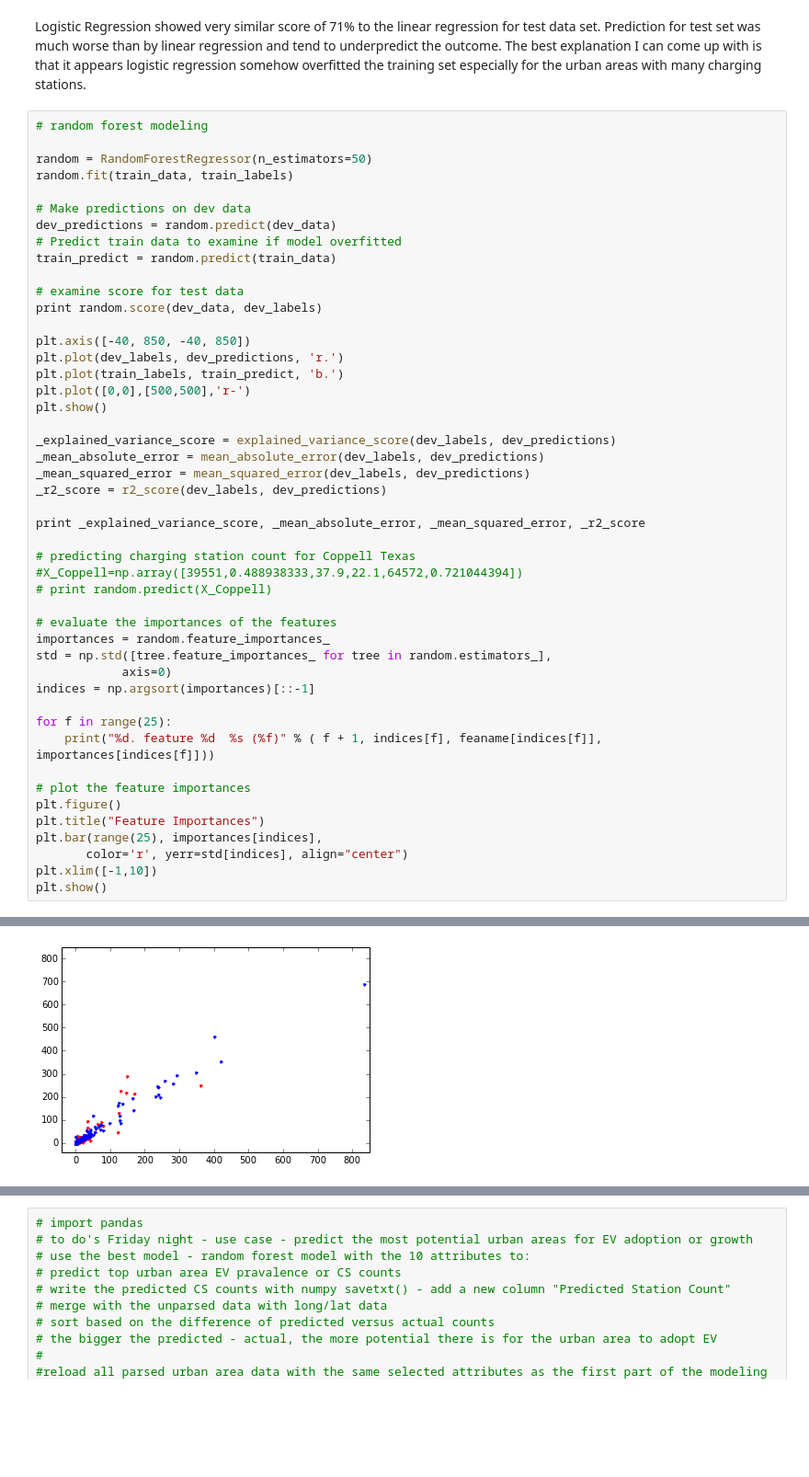
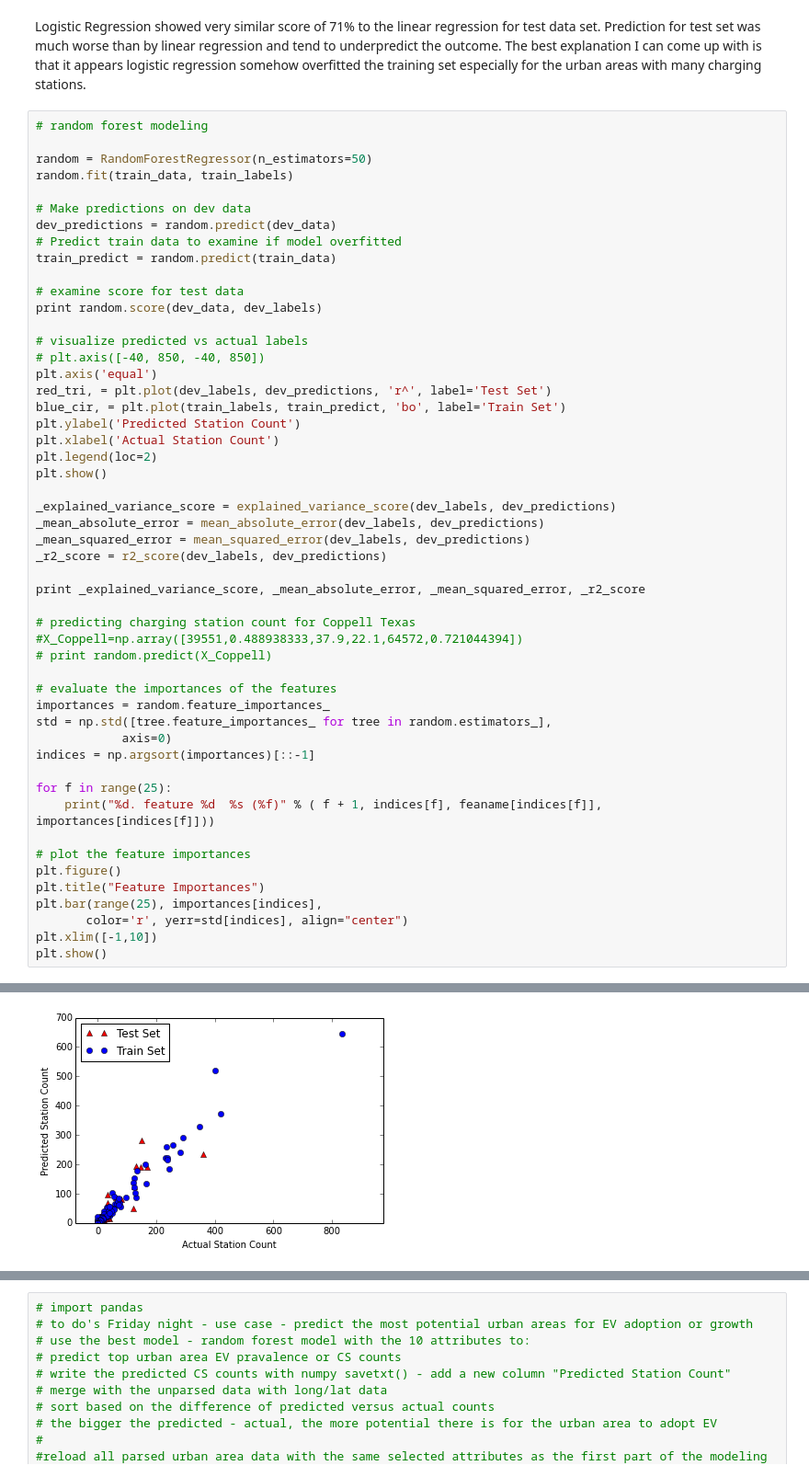
Before and after one commit to nikhilgk/faraday-motors, a Jupyter notebook: urban_area_modeling.ipynb, the cells around one changed output, grey strips where cells are left out. Shown at 92% size. Saved outputs shown, nothing was run; the diff lists cells and outputs as text; blank space fills up the shorter version.

```diff
--- a/urban_area_modeling.ipynb
+++ b/urban_area_modeling.ipynb
@@ -254,10 +252,14 @@ train_predict = random.predict(train_data)
 # examine score for test data
 print random.score(dev_data, dev_labels)
 
-plt.axis([-40, 850, -40, 850])
-plt.plot(dev_labels, dev_predictions, 'r.')
-plt.plot(train_labels, train_predict, 'b.')
-plt.plot([0,0],[500,500],'r-')
+# visualize predicted vs actual labels
+# plt.axis([-40, 850, -40, 850])
+plt.axis('equal')
+red_tri, = plt.plot(dev_labels, dev_predictions, 'r^', label='Test Set')
+blue_cir, = plt.plot(train_labels, train_predict, 'bo', label='Train Set')
+plt.ylabel('Predicted Station Count')
+plt.xlabel('Actual Station Count')
+plt.legend(loc=2)
 plt.show()
 
 _explained_variance_score = explained_variance_score(dev_labels, dev_predictions)
@@ -292 +294 @@ plt.show()
-[figure, old version]
+[figure, new version]
```
Also changed, not shown: parts of 9 cells of this notebook.
